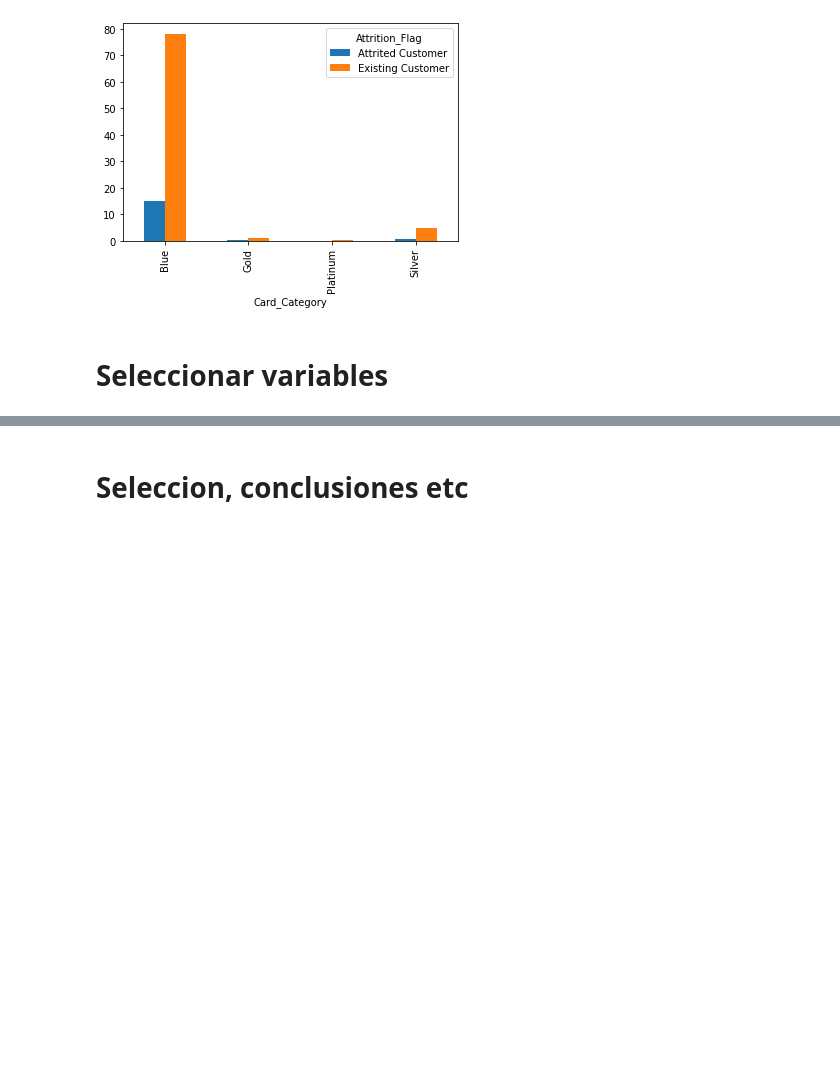
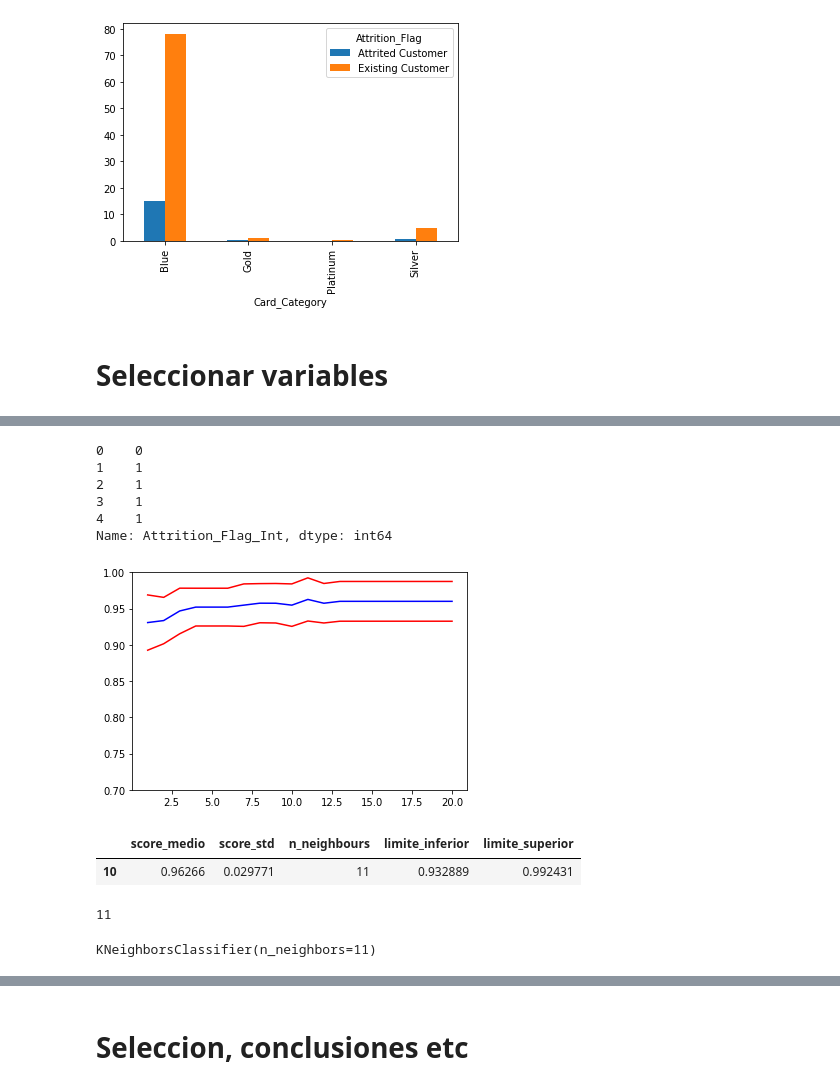
Before and after one commit to sjaureguimodo/datascience-digitalhouse, a Jupyter notebook: TP3.ipynb, the cells around one changed output, grey strips where cells are left out. Saved outputs shown, nothing was run; the diff lists cells and outputs as text; code cells hidden in the pictures; blank space fills up the shorter version.

```diff
--- a/TP3.ipynb
+++ b/TP3.ipynb
@@ -858,0 +936,11 @@ Flag_Card2.plot(kind = 'bar')
+# %%
+# Construir la variable target: Attrition_Flag_Int
+y = dfKnn['Attrition_Flag_Int']
+y.head()
+# %% [output]
+0    0
+1    1
+2    1
+3    1
+4    1
+Name: Attrition_Flag_Int, dtype: int64
@@ -858,0 +960,66 @@ Flag_Card2.plot(kind = 'bar')
+# %%
+def scores_knn(X, y, start,stop,step):
+
+    # Vamos a querer graficar los distintos valores del score de cross validation en función del hiperparámetro n_neighbors
+    # Para esto vamos a generar una lista de diccionarios que después se puede convertir fácilmente en DataFrame
+
+    # Lista de diccionarios - la inicializamos vacío y por fuera del for loop para ir alimentándola en cada iteración
+    scores_para_df = []
+
+    for i in range(start,stop,step):
+
+        # En cada iteración, instanciamos el modelo con un hiperparámetro distinto
+        model = KNeighborsClassifier(n_neighbors=i)
+
+        # cross_val_scores nos devuelve un array de 5 resultados, uno por cada partición que hizo automáticamente CV
+        kf = KFold(n_splits=10, shuffle=True, random_state=10)
+        cv_scores = cross_val_score(model, X, y, cv=kf)
+
+        # Para cada valor de n_neighbours, creamos un diccionario con el valor de n_neighbours y la media y el desvío de los scores
+        dict_row_score = {'score_medio':np.mean(cv_scores),'score_std':np.std(cv_scores),'n_neighbours':i}
+
+        # Guardamos cada uno en la lista de diccionarios
+        scores_para_df.append(dict_row_score)
+
+    # Creamos el DF a partir de la lista de resultados
+    df_scores = pd.DataFrame(scores_para_df)
+
+    # Incorporamos los límites inferior y superior, restando y sumando el valor del desvío estándar, respectivamente
+    df_scores['limite_inferior'] = df_scores['score_medio'] - df_scores['score_std']
+    df_scores['limite_superior'] = df_scores['score_medio'] + df_scores['score_std']
+
+    # Retornamos el DF
+    return df_scores
+# %%
+# Probamos de 1 a 20 vecinos
+df_scores= scores_knn(X_train, y_train, 1, 21, 1)
+# %%
+# Visualizamos los resultados
+
+plt.plot(df_scores['n_neighbours'], df_scores['limite_inferior'], color='r')
+plt.plot(df_scores['n_neighbours'], df_scores['score_medio'], color='b')
+plt.plot(df_scores['n_neighbours'], df_scores['limite_superior'], color='r')
+plt.ylim(0.7, 1);
+# %% [output]
+[figure, added]
+# %%
+#Prediccion en Test
+# Identificamos el score máximo
+df_scores.loc[df_scores.score_medio == df_scores.score_medio.max()]
+# %% [output]
+|  | score_medio | score_std | n_neighbours | limite_inferior | limite_superior |
+| 10 | 0.96266 | 0.029771 | 11 | 0.932889 | 0.992431 |
+# %%
+# Asignamos el valor del k óptimo a una variable
+best_k = df_scores.loc[df_scores.score_medio == df_scores.score_medio.max(),'n_neighbours'].values[0]
+best_k
+# %% [output]
+11
+# %%
+# Elegimos el modelo óptimo que nos había indicado cross validation
+model = KNeighborsClassifier(n_neighbors=best_k)
+
+# Lo ajustamos sobre datos de entrenamiento
+model.fit(X_train, y_train)
+# %% [output]
+KNeighborsClassifier(n_neighbors=11)
```
Also changed, not shown: parts of 64 cells of this notebook.
